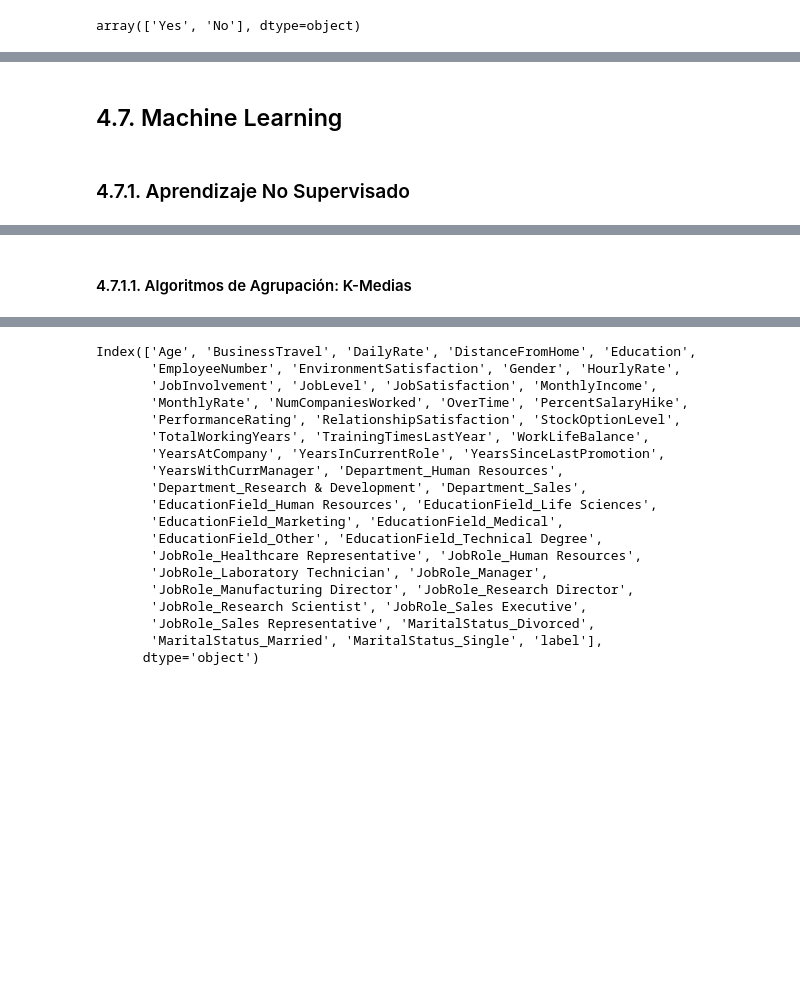
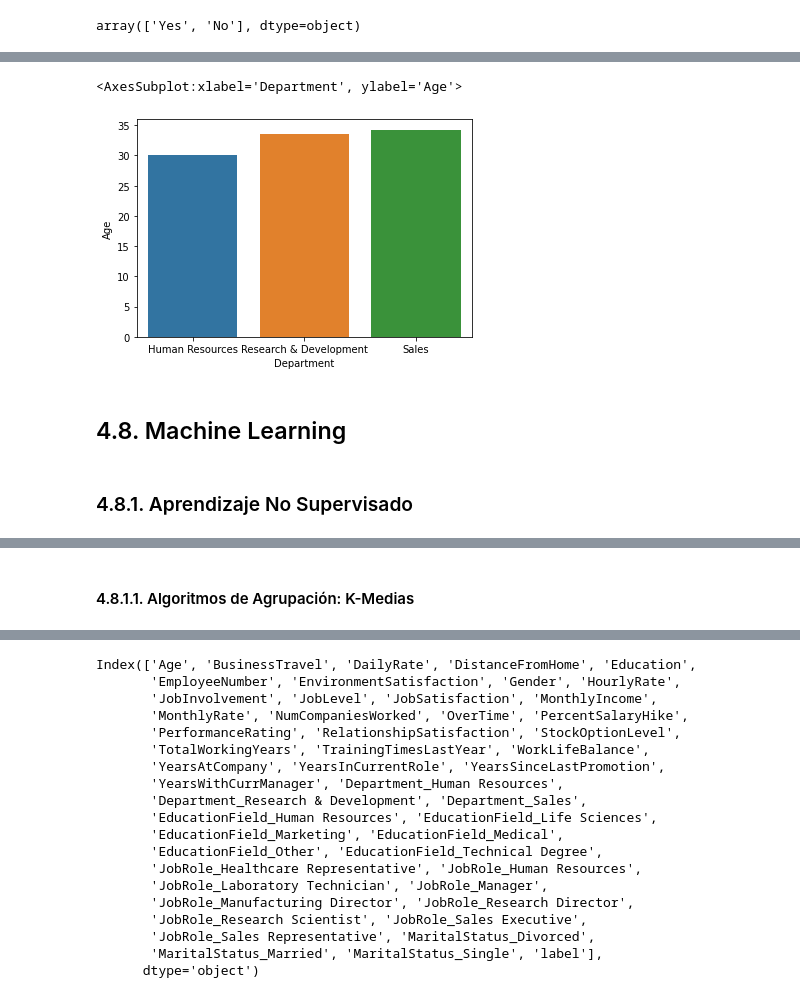
Before and after one commit to drestrepogiraldo/Modulo3_Caso4, a Jupyter notebook: Modulo3_Caso4.ipynb, the cells around one changed output, grey strips where cells are left out. Cells and saved outputs as stored; diff of their text form; code cells hidden in the pictures; blank space fills up the shorter version.

```diff
--- a/Modulo3_Caso4.ipynb
+++ b/Modulo3_Caso4.ipynb
@@ -139,7 +125,14 @@ df_HR_KMeans.head(5)
+# %%
+df_HR_KMeans_grouped_traditional = df_HR_KMeans.groupby(['Department']).mean()
+df_HR_KMeans_grouped_traditional['Department'] = df_HR_KMeans_grouped_traditional.index
+sns.barplot(x = 'Department', y = 'Age' ,data = df_HR_KMeans_grouped_traditional)
+# %% [output]
+<AxesSubplot:xlabel='Department', ylabel='Age'>
+[figure, added]
 # %% [markdown]
-## 4.7. Machine Learning
+## 4.8. Machine Learning
 # %% [markdown]
-### 4.7.1. Aprendizaje No Supervisado
+### 4.8.1. Aprendizaje No Supervisado
 # %% [markdown]
 Se utiliza cuando deseamos aprender la estructura inherente de nuestros datos sin usar etiquetas proporcionadas explícitamente. Es muy útil en el análisis exploratorio porque puede identificar automáticamente la estructura de los datos.
 <figure>
@@ -149,7 +142,7 @@ Se utiliza cuando deseamos aprender la estructura inherente de nuestros datos si
 
 https://towardsdatascience.com/supervised-vs-unsupervised-learning-14f68e32ea8d
 # %% [markdown]
-#### 4.7.1.1. Algoritmos de Agrupación: K-Medias
+#### 4.8.1.1. Algoritmos de Agrupación: K-Medias
 # %% [markdown]
 El objetivo de K-means es simple: agrupar puntos de datos similares y descubrir patrones subyacentes. Para lograr este objetivo, K-means busca un número fijo (k) de clústeres en un dataset.
 
```
Also changed, not shown: parts of 10 cells of this notebook.
